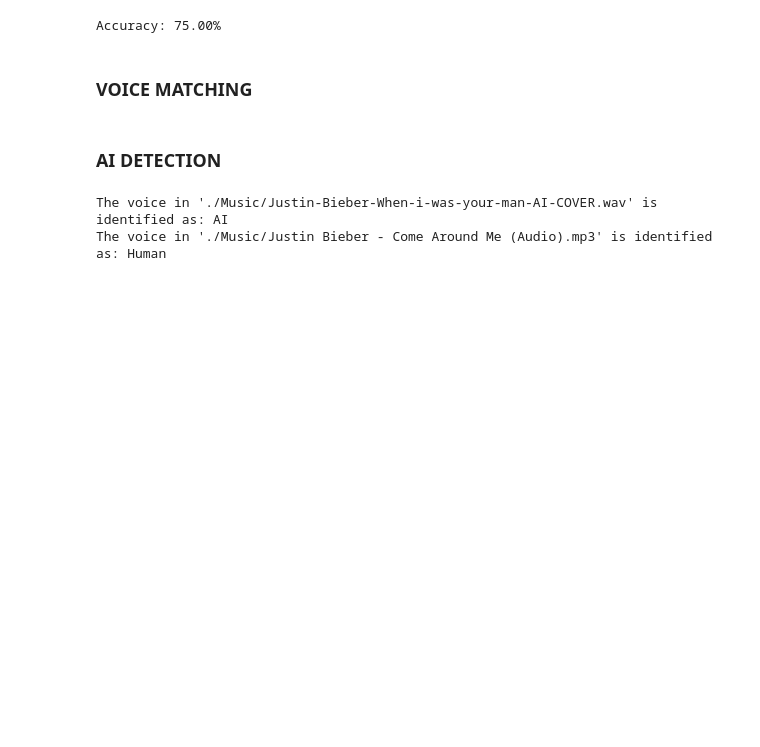
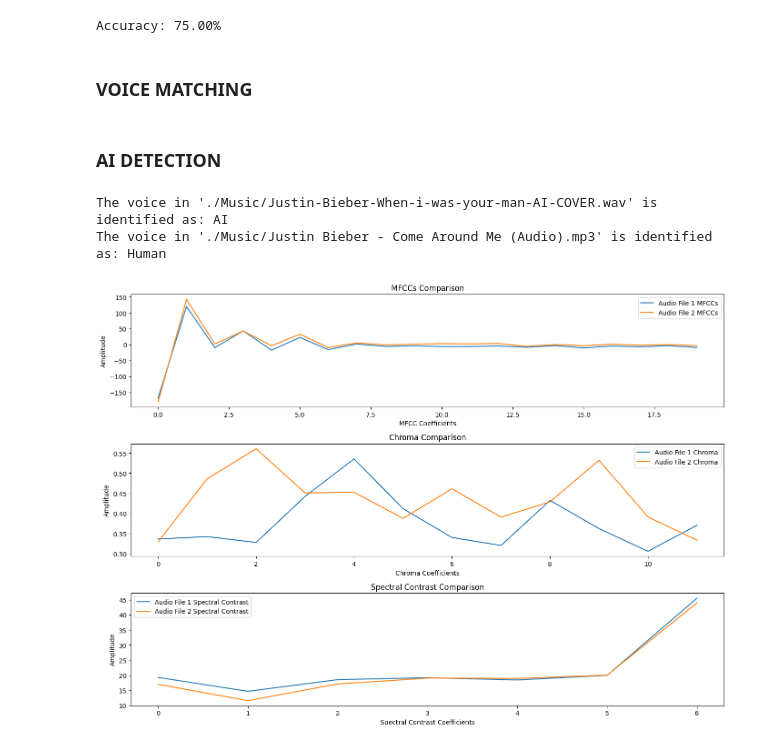
Before and after one commit to WelsneilT/Seminar-AI-in-Music, a Jupyter notebook: AI-Music.ipynb, the cells around one changed output. Drawn from its saved outputs; the diff is of its cells as text; code cells hidden in the pictures; blank space fills up the shorter version.

```diff
--- a/AI-Music.ipynb
+++ b/AI-Music.ipynb
@@ -261,3 +261,49 @@ print(f"The voice in '{new_audio_file2}' is identified as: {result2}")
 # %% [output]
 The voice in './Music/Justin-Bieber-When-i-was-your-man-AI-COVER.wav' is identified as: AI
 The voice in './Music/Justin Bieber - Come Around Me (Audio).mp3' is identified as: Human
+# %%
+import librosa
+import numpy as np
+import matplotlib.pyplot as plt
+
+def plot_features(audio_file1, audio_file2):
+    features1 = extract_features(audio_file1)
+    features2 = extract_features(audio_file2)
+
+    # Plotting the features for comparison
+    plt.figure(figsize=(14, 10))
+
+    # Plot MFCCs
+    plt.subplot(3, 1, 1)
+    plt.plot(features1[:20], label='Justin Bieber AI COVER When I was your Man MFCCs')
+    plt.plot(features2[:20], label='Justin Bieber Anyone MFCCs')
+    plt.title('MFCCs Comparison')
+    plt.xlabel('MFCC Coefficients')
+    plt.ylabel('Amplitude')
+    plt.legend()
+
+    # Plot Chroma
+    plt.subplot(3, 1, 2)
+    plt.plot(features1[20:32], label='Justin Bieber AI COVER When I was your ManChroma')
+    plt.plot(features2[20:32], label='Justin Bieber Anyone Chroma')
+    plt.title('Chroma Comparison')
+    plt.xlabel('Chroma Coefficients')
+    plt.ylabel('Amplitude')
+    plt.legend()
+
+    # Plot Spectral Contrast
+    plt.subplot(3, 1, 3)
+    plt.plot(features1[32:], label='Justin Bieber AI COVER When I was your Man Spectral Contrast')
+    plt.plot(features2[32:], label='Justin Bieber Anyone ManSpectral Contrast')
+    plt.title('Spectral Contrast Comparison')
+    plt.xlabel('Spectral Contrast Coefficients')
+    plt.ylabel('Amplitude')
+    plt.legend()
+
+    plt.tight_layout()
+    plt.show()
+
+# Replace 'audio_file1.wav' and 'audio_file2.wav' with your test audio files
+plot_features('Music/Justin-Bieber-Forever-_feat.-Post-Malone-_-Clever__Audio_.wav', 'Music-Human/Justin-Bieber-Anyone-_Lyrics_.wav')
+# %% [output]
+[figure, added]
```
Also changed, not shown: 4 other files.
